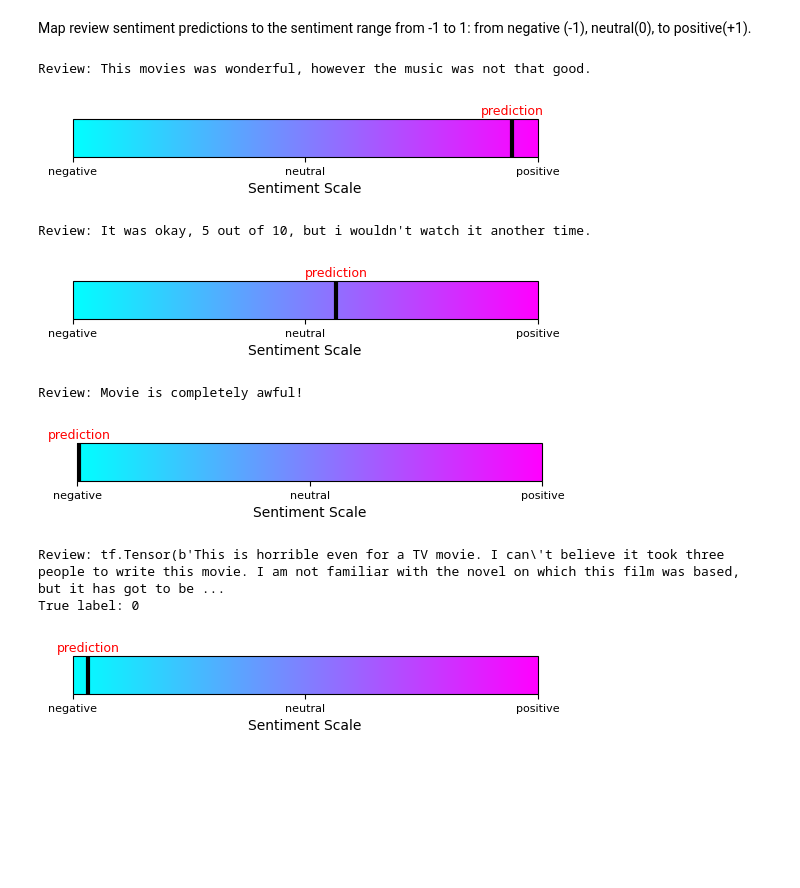
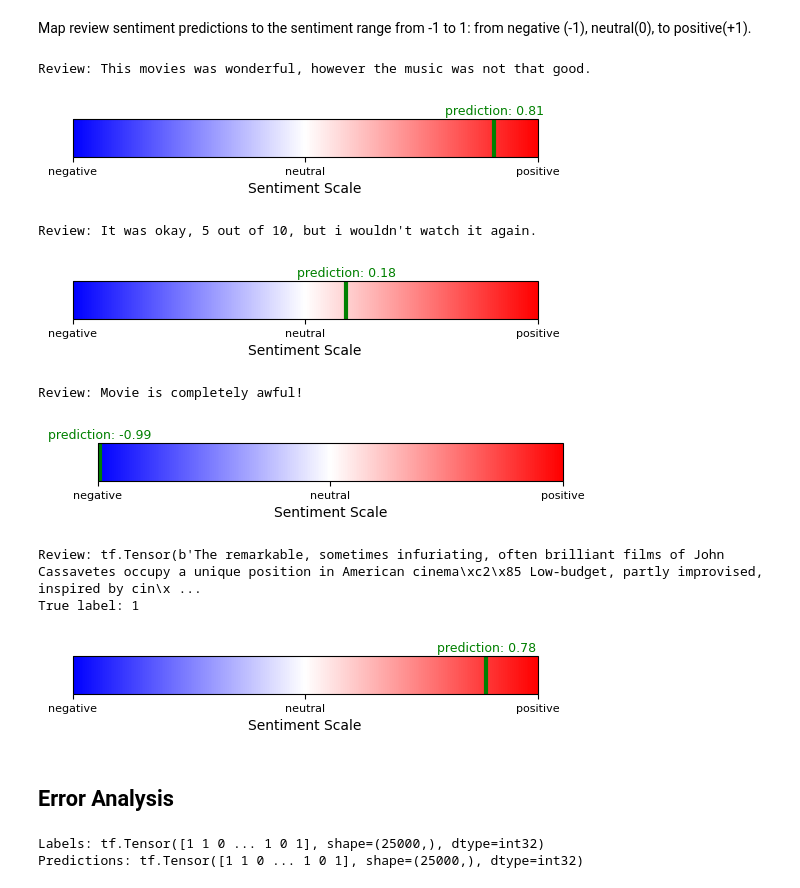
Before and after one commit to OMarchevska/NLP, a Jupyter notebook: Sentiment_Analysis.ipynb, the cells around one changed output. Cells and saved outputs as stored; diff of their text form; code cells hidden in the pictures; blank space fills up the shorter version.

Commit message:
Error analysis added

```diff
--- a/Sentiment_Analysis.ipynb
+++ b/Sentiment_Analysis.ipynb
@@ -316,7 +320,7 @@ def plot_bar(prediction):
     colormap of a range [-1, 1]."""
     fig, ax = plt.subplots(figsize=(6, 1))
     fig.subplots_adjust(bottom=0.5)
-    cmap = mpl.cm.cool
+    cmap = mpl.cm.bwr
     norm = mpl.colors.Normalize(vmin=-1, vmax=1)
     ticks = ["negative", "neutral", "positive"]
     bounds = [-1., 0.0, 1.0]
@@ -324,9 +328,9 @@ def plot_bar(prediction):
                                     norm=norm,
                                     ticks=bounds,
                                     orientation='horizontal')
-    cb1.ax.axvline(prediction, c='black', linewidth=3)
-    cb1.ax.text(prediction, 1.1, s="prediction", horizontalalignment="center",
-               fontsize=9, c="red")
+    cb1.ax.axvline(prediction, c='green', linewidth=3)
+    cb1.ax.text(prediction, 1.1, s="prediction: "+str(round(prediction[0], 2)),
+                horizontalalignment="center", fontsize=9, c="green")
     cb1.set_ticklabels(ticks)
     cb1.set_label('Sentiment Scale')
 # %%
@@ -336,21 +340,21 @@ print("Review:", review)
 plot_bar(make_prediction(review, model_1))
 # %% [output]
 Review: This movies was wonderful, however the music was not that good.
-[figure, old version]
+[figure, new version]
 # %%
-review = "It was okay, 5 out of 10, but i wouldn't watch it another time."
+review = "It was okay, 5 out of 10, but i wouldn't watch it again."
 print("Review:", review)
 plot_bar(make_prediction(review, model_1))
 # %% [output]
-Review: It was okay, 5 out of 10, but i wouldn't watch it another time.
+Review: It was okay, 5 out of 10, but i wouldn't watch it again.
-[figure, old version]
+[figure, new version]
 # %%
 review = "Movie is completely awful!"
 print("Review:", review)
 plot_bar(make_prediction(review, model_1))
 # %% [output]
 Review: Movie is completely awful!
-[figure, old version]
+[figure, new version]
 # %%
 # test review from the test set
 review_label = test_ds.unbatch().take(1)
@@ -359,6 +363,23 @@ for review, label in review_label:
     print("True label:", label.numpy())
     plot_bar(make_prediction(review, model_1))
 # %% [output]
-Review: tf.Tensor(b'This is horrible even for a TV movie. I can\'t believe it took three people to write this movie. I am not familiar with the novel on which this film was based, but it has got to be ...
-True label: 0
+Review: tf.Tensor(b'The remarkable, sometimes infuriating, often brilliant films of John Cassavetes occupy a unique position in American cinema\xc2\x85 Low-budget, partly improvised, inspired by cin\x ...
+True label: 1
-[figure, old version]
+[figure, new version]
+# %% [markdown]
+## Error Analysis
+# %%
+# get true and predicted labels
+y_true = tf.stack([label for _, label in test_ds.unbatch()], axis=0)
+# raw model outputs
+logits = model_1.predict(test_ds, verbose=0)
+# class probabilities
+y_proba = tf.nn.sigmoid(logits)
+# predicted labels
+y_pred = tf.cast(tf.argmax(logits, axis=1), tf.int32)
+
+print("Labels:", y_true)
+print("Predictions:", y_pred)
+# %% [output]
+Labels: tf.Tensor([1 1 0 ... 1 0 1], shape=(25000,), dtype=int32)
+Predictions: tf.Tensor([1 1 0 ... 1 0 1], shape=(25000,), dtype=int32)
```
Also changed, not shown: parts of 9 cells of this notebook.
